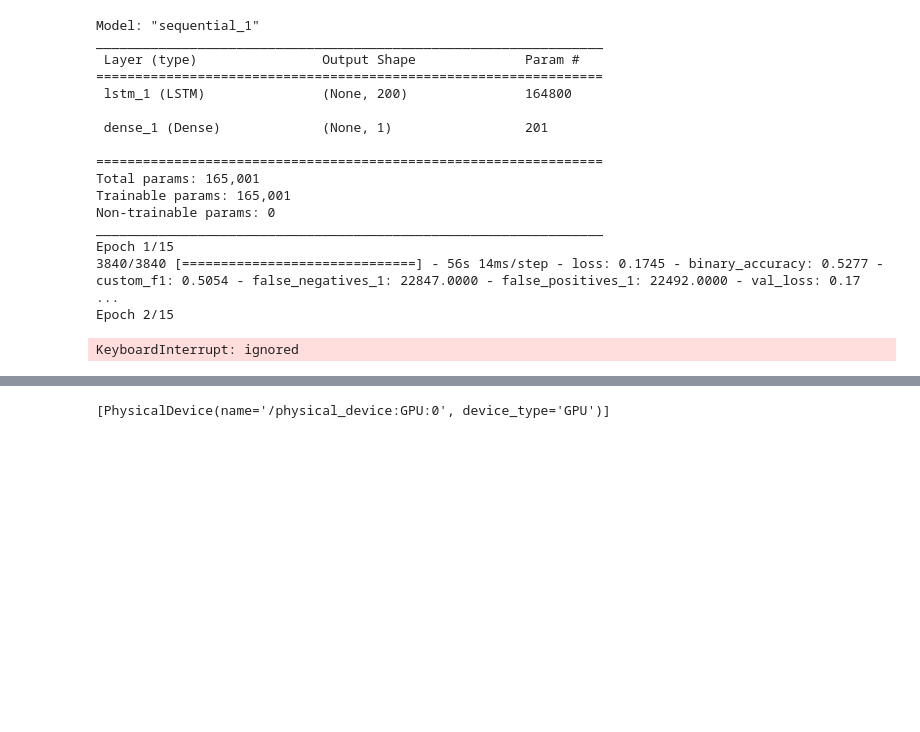
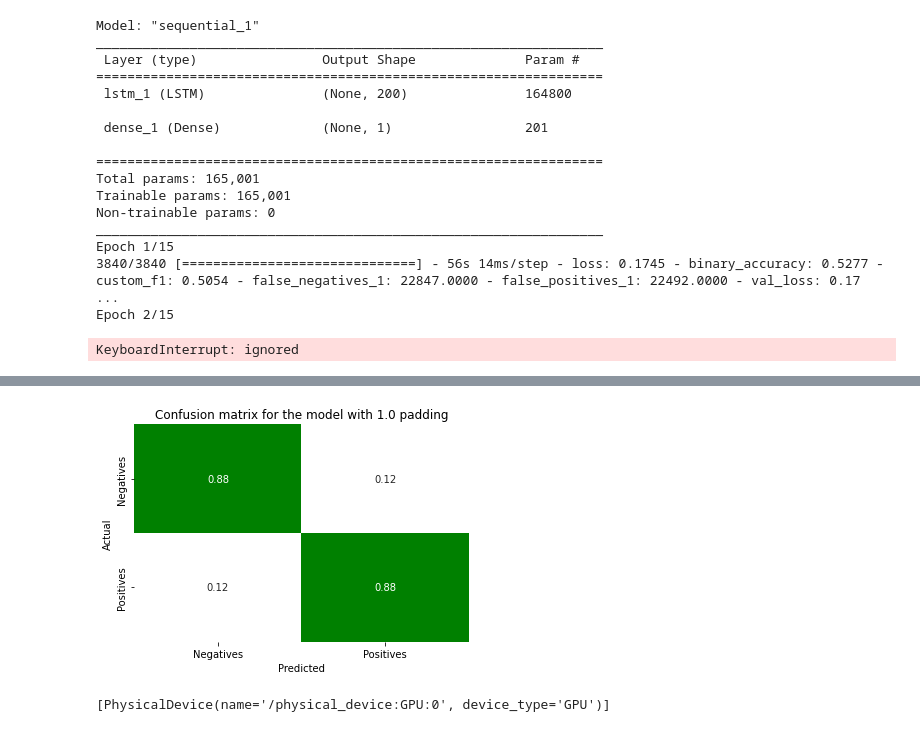
Before and after one commit to MikMik1011/petnica_csgo_ai_project, a Jupyter notebook: PROJEKAT.ipynb, the cells around one changed output, grey strips where cells are left out. Cells and saved outputs as stored; diff of their text form; code cells hidden in the pictures; blank space fills up the shorter version.

Commit message:
add confusion matrix generator functions

```diff
--- a/PROJEKAT.ipynb
+++ b/PROJEKAT.ipynb
@@ -315,3 +320,18 @@ print(confMatr)
+# %%
+import matplotlib.pyplot as plt
+from matplotlib.colors import ListedColormap
+import seaborn
+
+seaborn.heatmap(confMatr, annot = True, cmap = ListedColormap(['white', "green"]), cbar = False, xticklabels = ["Negatives", "Positives"], yticklabels = ["Negatives", "Positives"])
+
+padding = 1.0
+
+plt.title(f'Confusion matrix for the model with {padding} padding')
+plt.xlabel("Predicted")
+plt.ylabel("Actual")
+plt.show()
+# %% [output]
+[figure, added]
 # %%
 min(eX[:,:,3].reshape(-1))
 # %%
```
Also changed, not shown: parts of 5 cells of this notebook.
